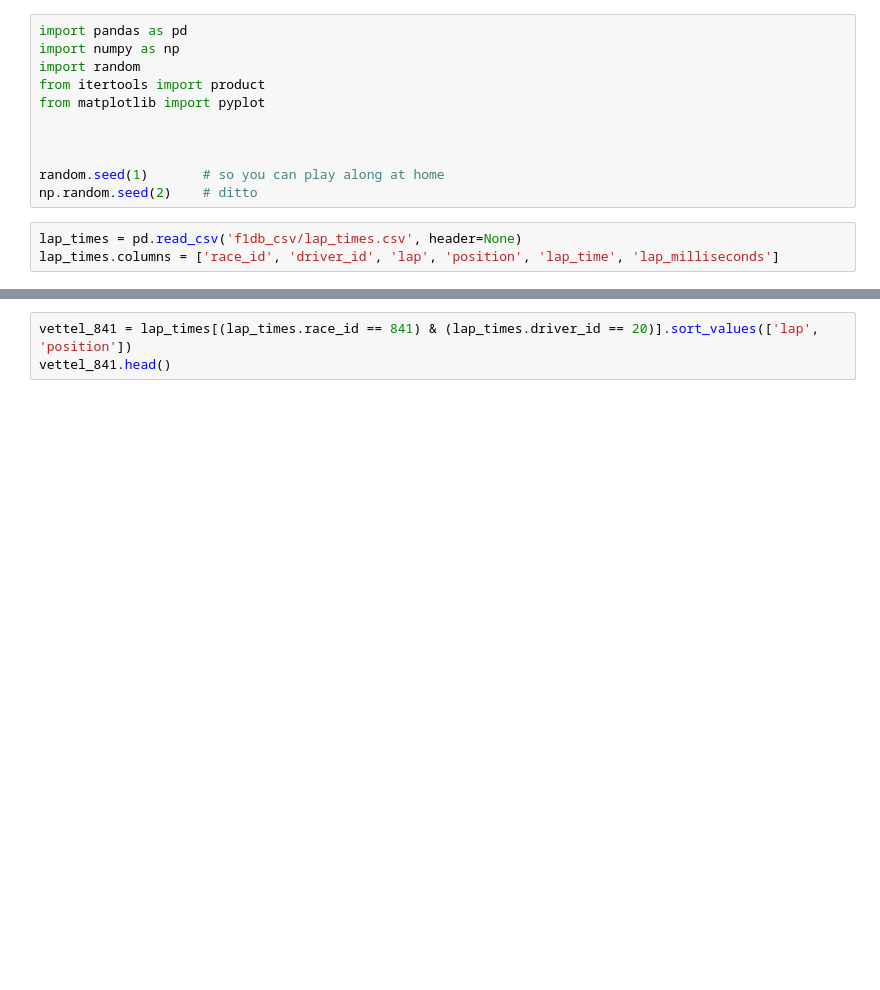
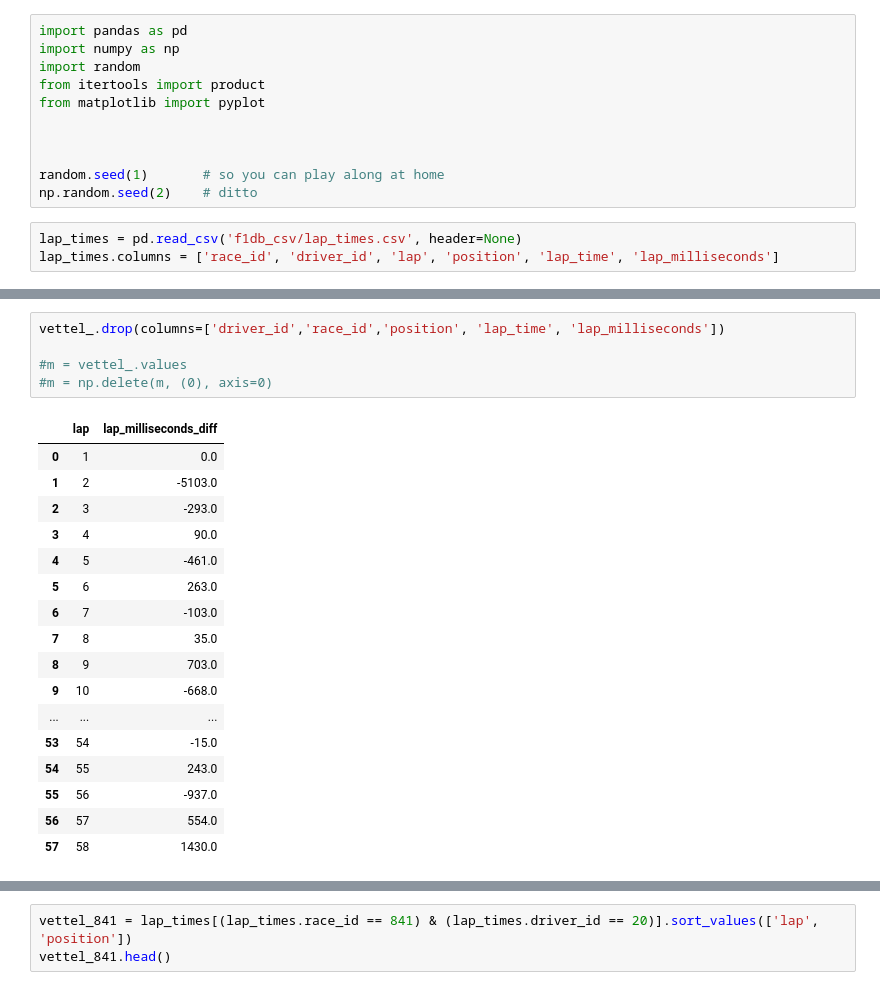
Before and after one commit to oGuzee/pet_project, a Jupyter notebook: Untitled.ipynb, the cells around one changed output, grey strips where cells are left out. Drawn from its saved outputs; the diff is of its cells as text; blank space fills up the shorter version.

```diff
--- a/Untitled.ipynb
+++ b/Untitled.ipynb
@@ -14,0 +79,23 @@ lap_times.columns = ['race_id', 'driver_id', 'lap', 'position', 'lap_time', 'lap
+# %%
+vettel_.drop(columns=['driver_id','race_id','position', 'lap_time', 'lap_milliseconds'])
+
+#m = vettel_.values
+#m = np.delete(m, (0), axis=0)
+# %% [output]
+|  | lap | lap_milliseconds_diff |
+| 0 | 1 | 0.0 |
+| 1 | 2 | -5103.0 |
+| 2 | 3 | -293.0 |
+| 3 | 4 | 90.0 |
+| 4 | 5 | -461.0 |
+| 5 | 6 | 263.0 |
+| 6 | 7 | -103.0 |
+| 7 | 8 | 35.0 |
+| 8 | 9 | 703.0 |
+| 9 | 10 | -668.0 |
+| ... | ... | ... |
+| 53 | 54 | -15.0 |
+| 54 | 55 | 243.0 |
+| 55 | 56 | -937.0 |
+| 56 | 57 | 554.0 |
+| 57 | 58 | 1430.0 |
```
Also changed, not shown: parts of 9 cells of this notebook, 4 other files.
